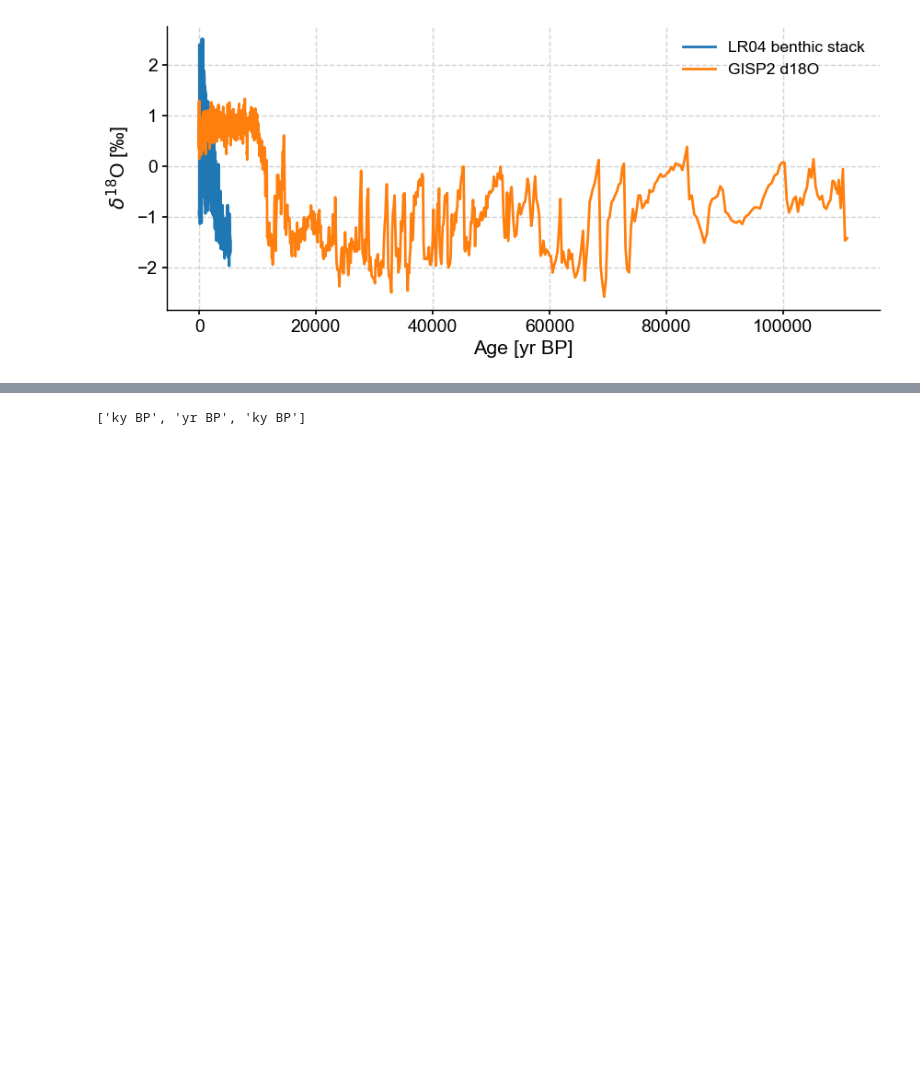
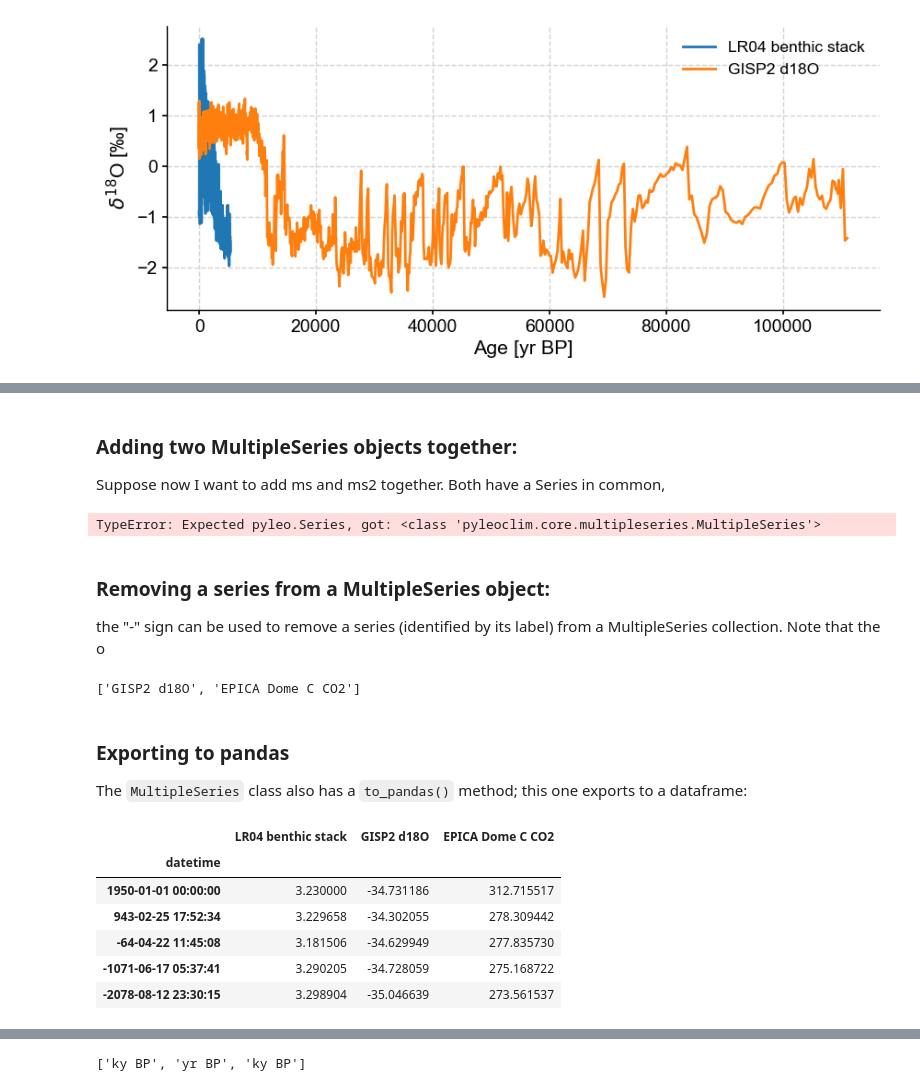
Before and after one commit to LinkedEarth/paleoPandas, a Jupyter notebook: notebooks/Paleopandas Playground.ipynb, the cells around one changed output, grey strips where cells are left out. Drawn from its saved outputs; the diff is of its cells as text; code cells hidden in the pictures; blank space fills up the shorter version.

```diff
--- a/notebooks/Paleopandas Playground.ipynb
+++ b/notebooks/Paleopandas Playground.ipynb
@@ -354,0 +371,32 @@ ms3.standardize().plot()
+# %% [markdown]
+### Adding two MultipleSeries objects together:
+
+Suppose now I want to add ms and ms2 together. Both have a Series in common,
+# %%
+mst = ms + ms2
+# %% [output]
+TypeError: Expected pyleo.Series, got: <class 'pyleoclim.core.multipleseries.MultipleSeries'>
+# %% [markdown]
+### Removing a series from a MultipleSeries object:
+
+the "-" sign can be used to remove a series (identified by its label) from a MultipleSeries collection. Note that the o
+# %%
+ms3 - lr04.label
+print([ts.label for ts in ms3.series_list])
+# %% [output]
+['GISP2 d18O', 'EPICA Dome C CO2']
+# %% [markdown]
+### Exporting to pandas
+
+The `MultipleSeries` class also has a `to_pandas()` method; this one exports to a dataframe:
+# %%
+df = ms3.to_pandas()
+df.head()
+# %% [output]
+|  | LR04 benthic stack | GISP2 d18O | EPICA Dome C CO2 |
+| datetime |  |  |  |
+| 1950-01-01 00:00:00 | 3.230000 | -34.731186 | 312.715517 |
+| 943-02-25 17:52:34 | 3.229658 | -34.302055 | 278.309442 |
+| -64-04-22 11:45:08 | 3.181506 | -34.629949 | 277.835730 |
+| -1071-06-17 05:37:41 | 3.290205 | -34.728059 | 275.168722 |
+| -2078-08-12 23:30:15 | 3.298904 | -35.046639 | 273.561537 |
```
Also changed, not shown: parts of 21 cells of this notebook.
